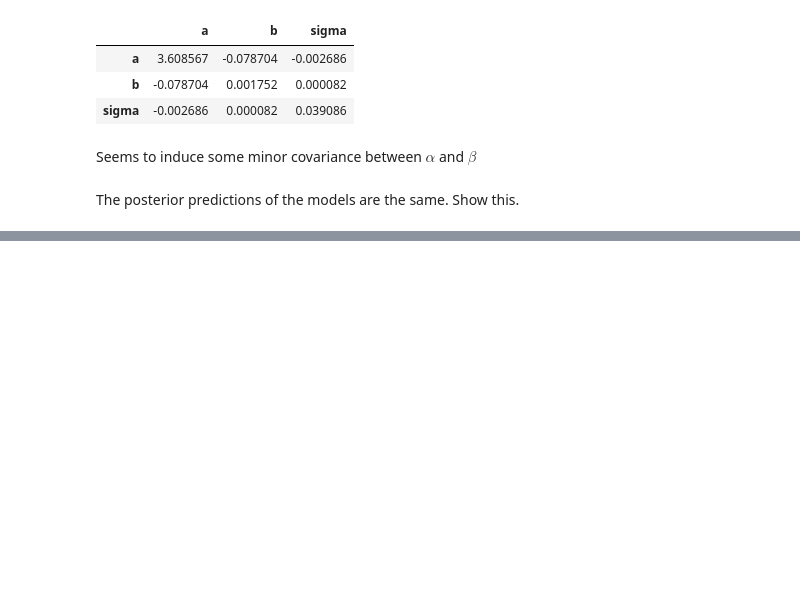
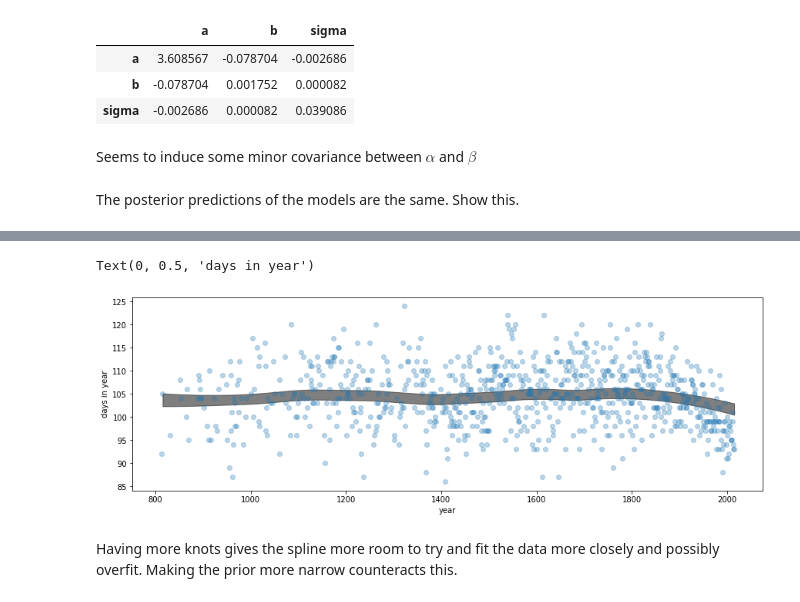
Before and after one commit to oadams/oadams.github.io, a Jupyter notebook: statistical_rethinking_solutions/ch4.ipynb, the cells around one changed output, grey strips where cells are left out. Drawn from its saved outputs; the diff is of its cells as text; code cells hidden in the pictures; blank space fills up the shorter version.

```diff
--- a/statistical_rethinking_solutions/ch4.ipynb
+++ b/statistical_rethinking_solutions/ch4.ipynb
@@ -237,0 +312,12 @@ The posterior predictions of the models are the same. Show this.
+# %%
+ax = az.plot_hdi(d2.year, trace_m4_7["mu"], color="k")
+ax.plot(d2.year, d2.doy, "o", alpha=0.3)
+fig = plt.gcf()
+fig.set_size_inches(12, 4)
+ax.set_xlabel("year")
+ax.set_ylabel("days in year")
+# %% [output]
+Text(0, 0.5, 'days in year')
+[figure, added]
+# %% [markdown]
+Having more knots gives the spline more room to try and fit the data more closely and possibly overfit. Making the prior more narrow counteracts this.
```
Also changed, not shown: parts of 11 cells of this notebook, 2 other files.
